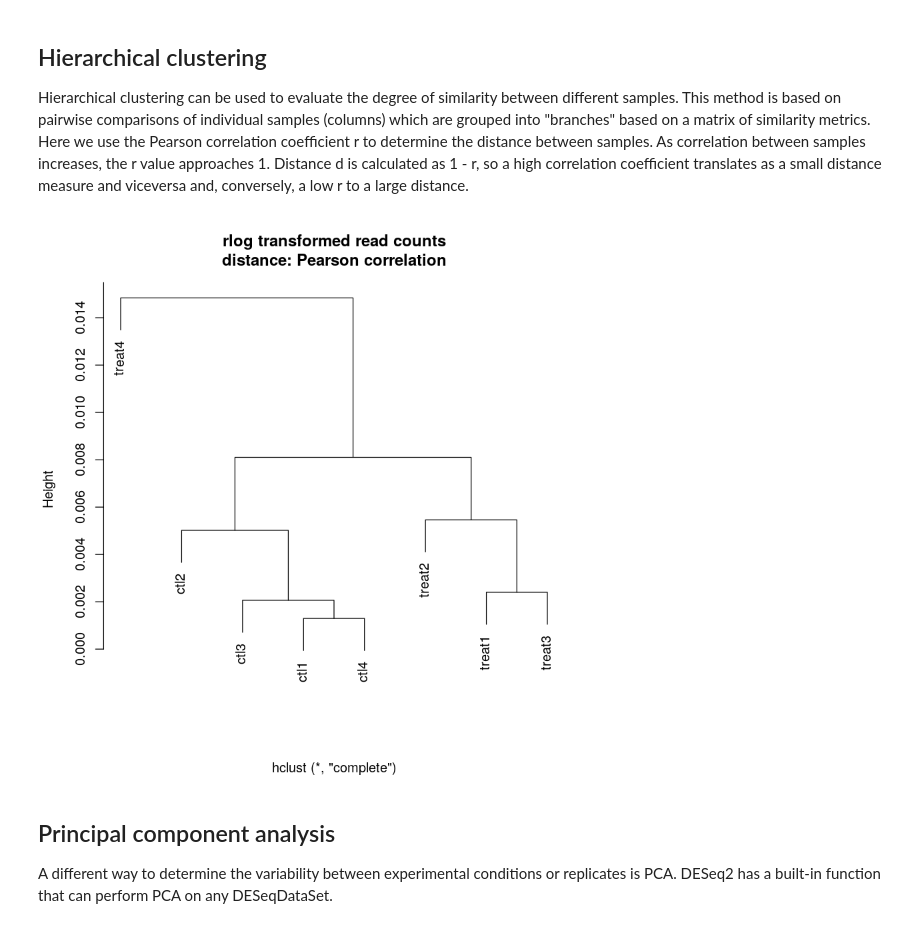
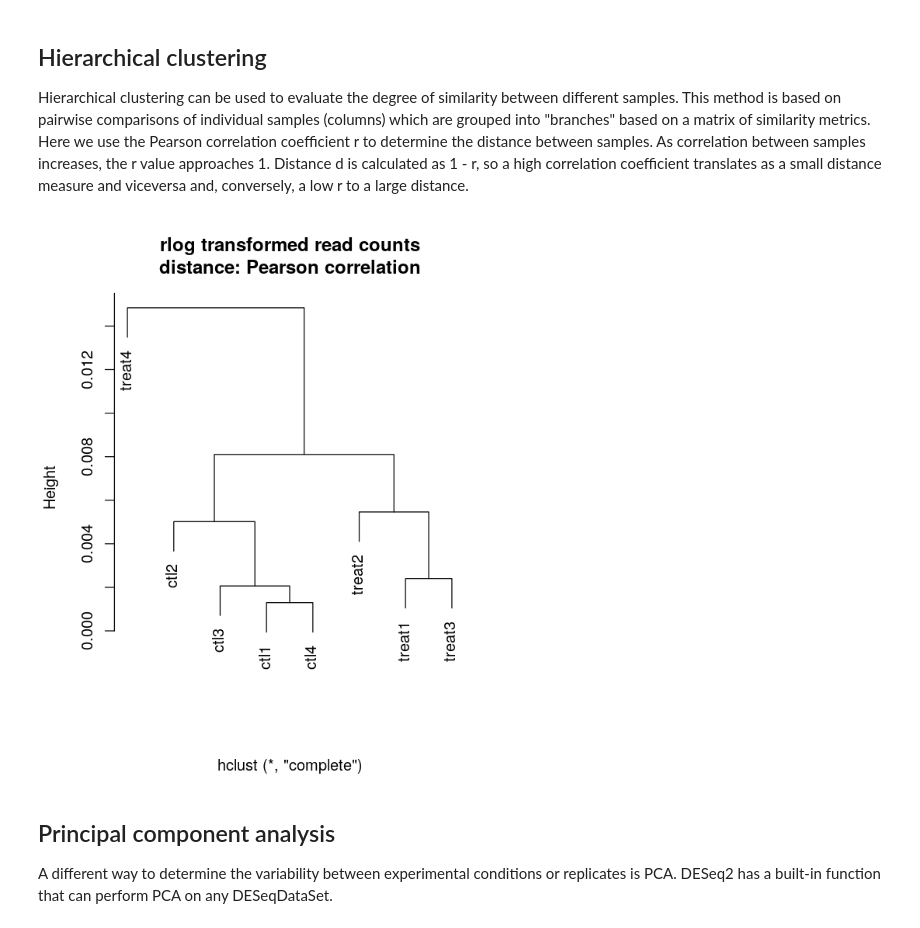
Before and after one commit to Sophia-art/EukaryoticTranscriptomics, a Jupyter notebook: exp_DGE.ipynb, the cells around one changed output. Cells and saved outputs as stored; diff of their text form; code cells hidden in the pictures.

```diff
--- a/exp_DGE.ipynb
+++ b/exp_DGE.ipynb
@@ -236,15 +242,16 @@ Hierarchical clustering can be used to evaluate the degree of similarity between
 # %%
 #A dendrogram can be generated in R using the functions cor(), as.dist(), and hclust():
 
 # cor () calculates the correlation between columns of a matrix
 distance.m_rlog <- as.dist(1 - cor(rlog.norm.counts , method = "pearson"))
 
 # plot () can directly interpret the output of hclust ()
+options(repr.plot.width=5, repr.plot.height=6)
 plot(hclust(distance.m_rlog), xlab = "", ##hclust() default is complete - largest distance between any 2 members
     labels = colnames(rlog.norm.counts) ,
     main = "rlog transformed read counts\ndistance: Pearson correlation")
 # %% [output]
-[figure, old version]
+[figure, new version]
 # %% [markdown]
 ## Principal component analysis
 A different way to determine the variability between experimental conditions or replicates is PCA. DESeq2 has a built-in function that can perform PCA on any DESeqDataSet.
```
Also changed, not shown: parts of 10 cells of this notebook.
